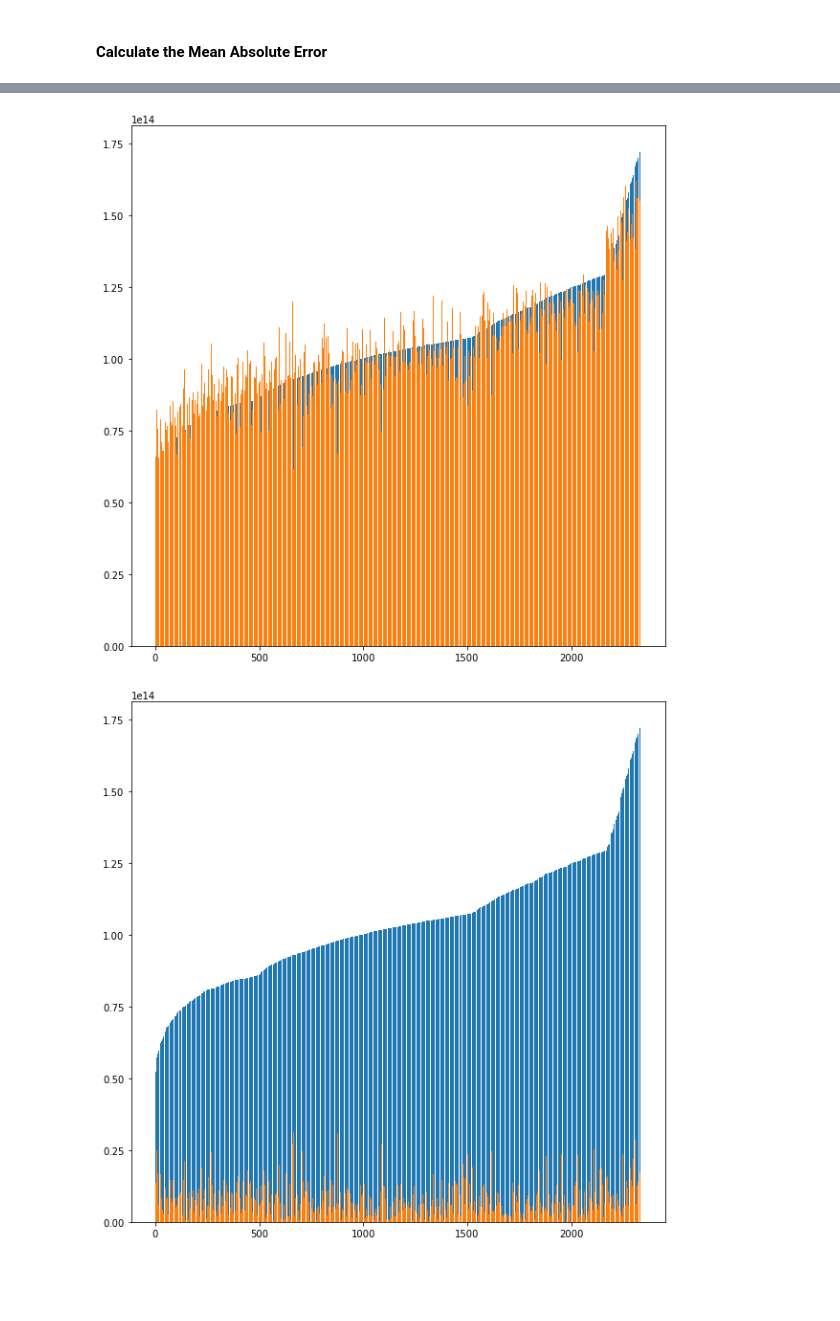
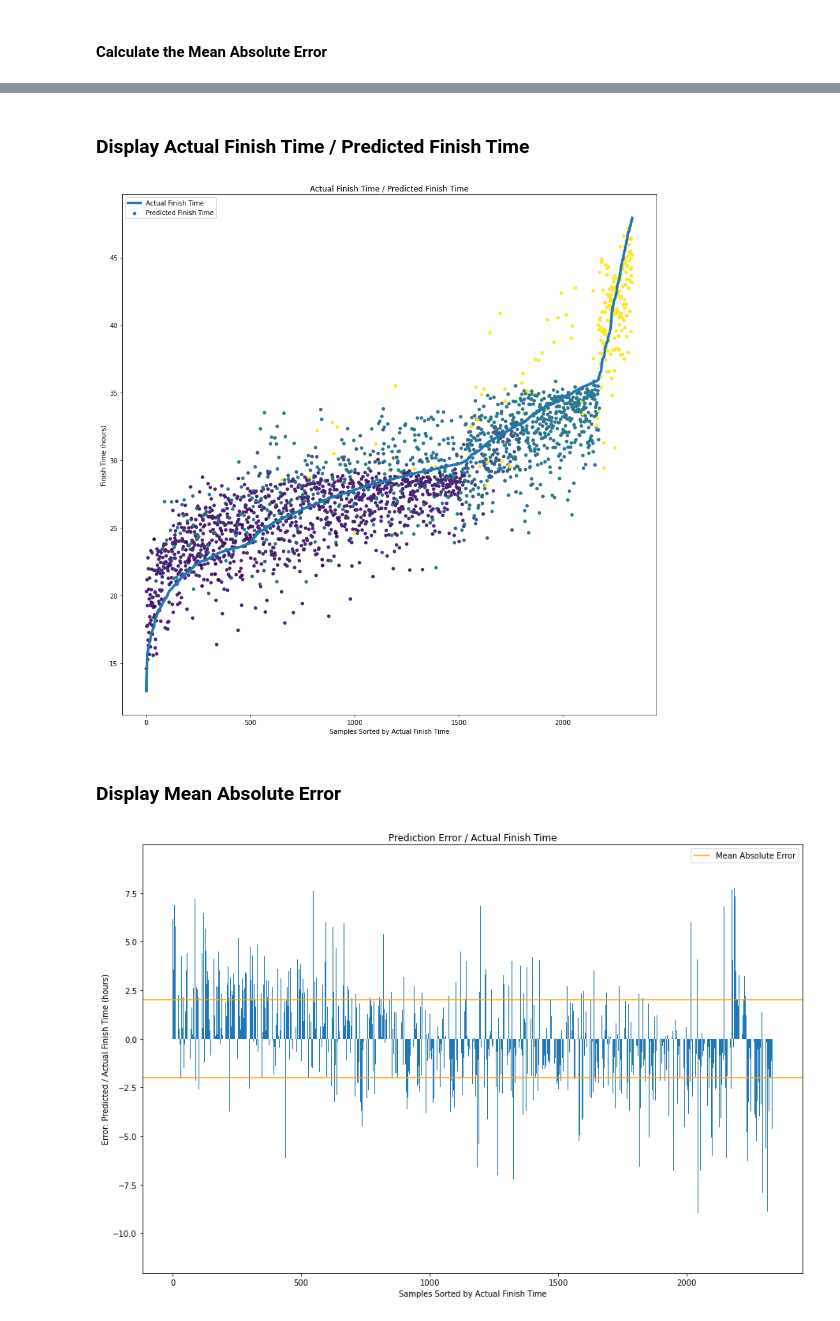
Before and after one commit to rdtaylorjr/Race-Time-Predictor, a Jupyter notebook: race-predictor.ipynb, the cells around one changed output, grey strips where cells are left out. Cells and saved outputs as stored; diff of their text form; code cells hidden in the pictures; blank space fills up the shorter version.

```diff
--- a/race-predictor.ipynb
+++ b/race-predictor.ipynb
@@ -161,4 +188,0 @@ plt.show()
-# %%
-race_results["Race"] = pd.Categorical(race_results["Race"])
-race_results["RaceID"] = race_results["Race"].cat.codes
-race_results
@@ -239,4 +192,5 @@ plt.show()
 #### Remove Extraneous Columns
 # %%
-df = race_results.drop(["Race", "Year", "First", "Last", "City", "Location", "Place", "GP"],
+df = race_results.drop(["First", "Last", "Location", "City", "Place", "GP"],
                   axis = 1)
+list(df.columns)
@@ -243,3 +201,8 @@ df = race_results.drop(["Race", "Year", "First", "Last", "City", "Location", "Pl
+# %%
+df["Race"] = pd.Categorical(df["Race"])
+df["Race"] = df["Race"].cat.codes
+df["Gender"] = pd.Categorical(df["Gender"])
+df["Gender"] = df["Gender"].cat.codes
 # %% [markdown]
 #### Split the Data into Features and Labels
 # %%
@@ -299,8 +287,8 @@ Timedelta('0 days 02:02:06.679481725')
 # %%
-df = pd.DataFrame()
-df["Predicted"] = pd.to_timedelta(y_preds.round(0), unit = "s")
-df["Actual"] = pd.to_timedelta(np.array(y_test), unit = "s")
-df["Difference"] = abs(df["Predicted"] - df["Actual"])
-# max_df = df[df["Difference"] > '1 days']
+df = x_test.copy()
+df["Actual"] = y_test / 3600
+df["Predicted"] = y_preds / 3600
+df["Difference"] = df["Predicted"] - df["Actual"]
+df["AbsDifference"] = abs(df["Difference"])
 df
 # %% [output]
@@ -398,28 +308,46 @@ plt.show()
+# %% [markdown]
+### Display Actual Finish Time / Predicted Finish Time
 # %%
-display = df
-display.sort_values(by = ["Actual"], inplace = True)
+display = df.sort_values(by = ["Actual"])
 display.reset_index(drop = True, inplace = True)
-display["index"] = display.index
-fig, ax = plt.subplots(figsize = (10, 10))
-ax.bar(display["index"], display["Actual"])
-ax.bar(display["index"], display["Predicted"])
-# race_results.set(title = "Finish Times by Race",
-#        xlabel = "Finish Time (Hours)",
-#        ylabel = "Race Name")
+fig, ax = plt.subplots(figsize = (15, 15))
+ax.plot(display.index,
+        display["Actual"],
+        linewidth = 4,
+        label = "Actual Finish Time")
+
+ax.scatter(display.index,
+           display["Predicted"],
+           s = 20,
+           c = display["Cutoff"],
+           label = "Predicted Finish Time")
+
+ax.set(title = "Actual Finish Time / Predicted Finish Time",
+       xlabel = "Samples Sorted by Actual Finish Time",
+       ylabel = "Finish Time (hours)")
+plt.legend()
+fig.savefig("images/actual_predicted_finish_time.png")
 plt.show()
 # %% [output]
-[figure, old version]
+[figure, new version]
+# %% [markdown]
+### Display Mean Absolute Error
 # %%
-display = df
-display.sort_values("Actual", inplace=True)
+display = df.sort_values(by = ["Actual"])
 display.reset_index(drop = True, inplace = True)
-display["index"] = display.index
-fig, ax = plt.subplots(figsize = (10, 10))
-ax.bar(display["index"], display["Actual"])
-ax.bar(display["index"], display["Difference"])
-# race_results.set(title = "Finish Times by Race",
-#        xlabel = "Finish Time (Hours)",
-#        ylabel = "Race Name")
+fig, ax = plt.subplots(figsize = (15, 10))
+
+ax.bar(display.index,
+       display["Difference"])
+
+plt.axhline(y = mae / 3600, color = "Orange", label = "Mean Absolute Error")
+plt.axhline(y = -(mae / 3600), color = "Orange")
+
+ax.set(title = "Prediction Error / Actual Finish Time",
+       xlabel = "Samples Sorted by Actual Finish Time",
+       ylabel = "Error: Predicted / Actual Finish Time (hours)")
+plt.legend()
+fig.savefig("images/mean_absolute_error.png")
 plt.show()
 # %% [output]
-[figure, old version]
+[figure, new version]
```
Also changed, not shown: parts of 41 cells of this notebook.
